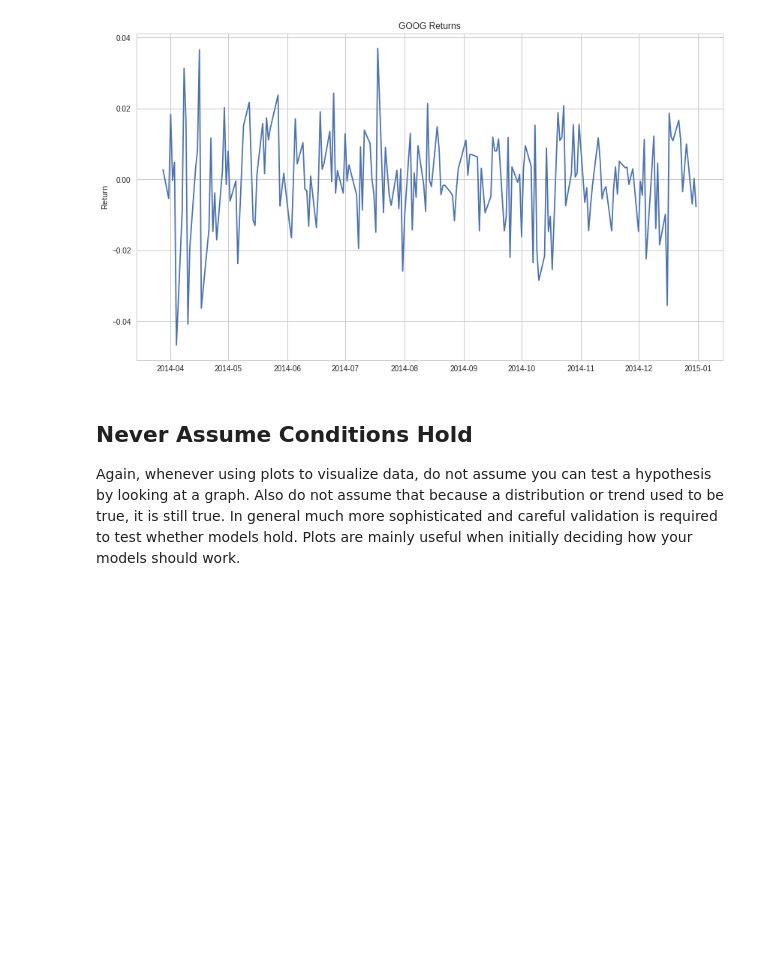
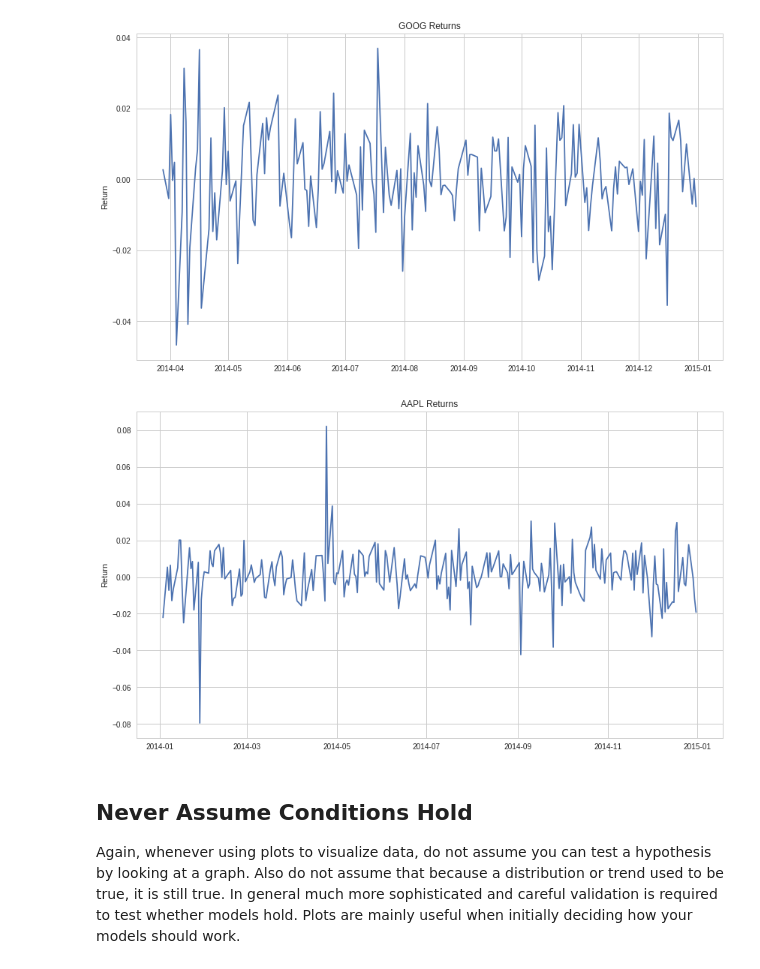
Before and after one commit to sctovarp/AlgorithmsUN2020II, a Jupyter notebook: sctovarplecture5.ipynb, the cells around one changed output. Cells and saved outputs as stored; diff of their text form; code cells hidden in the pictures; blank space fills up the shorter version.

```diff
--- a/sctovarplecture5.ipynb
+++ b/sctovarplecture5.ipynb
@@ -247,6 +247,13 @@ plt.ylabel('Return')
 plt.title('GOOG Returns');
 # %% [output]
 [figure]
+# %%
+R3 = data1['AAPL'].pct_change()
+plt.plot(R3)
+plt.ylabel('Return')
+plt.title('AAPL Returns');
+# %% [output]
+[figure, added]
 # %% [markdown]
 ## Never Assume Conditions Hold
 
```
